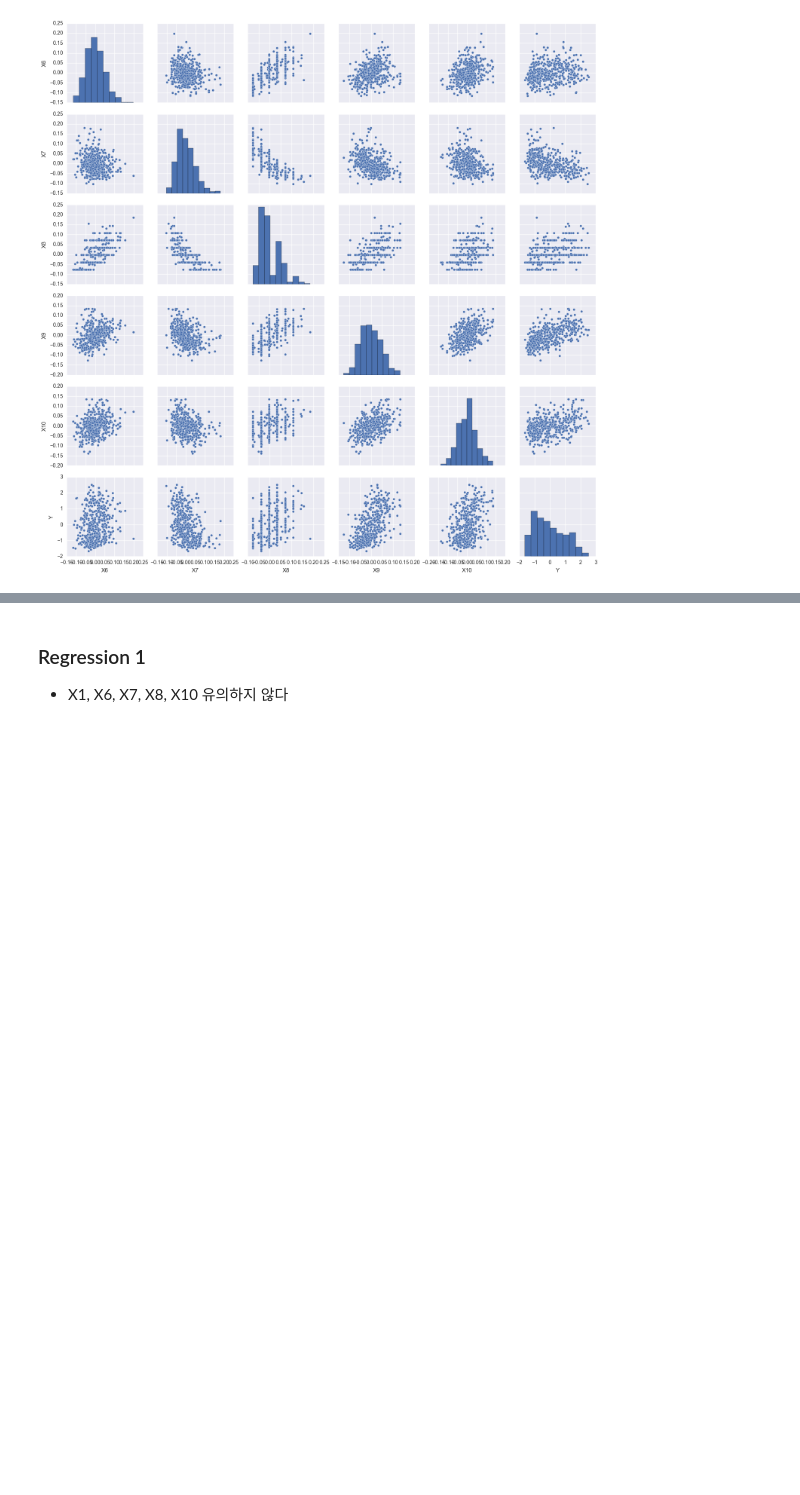
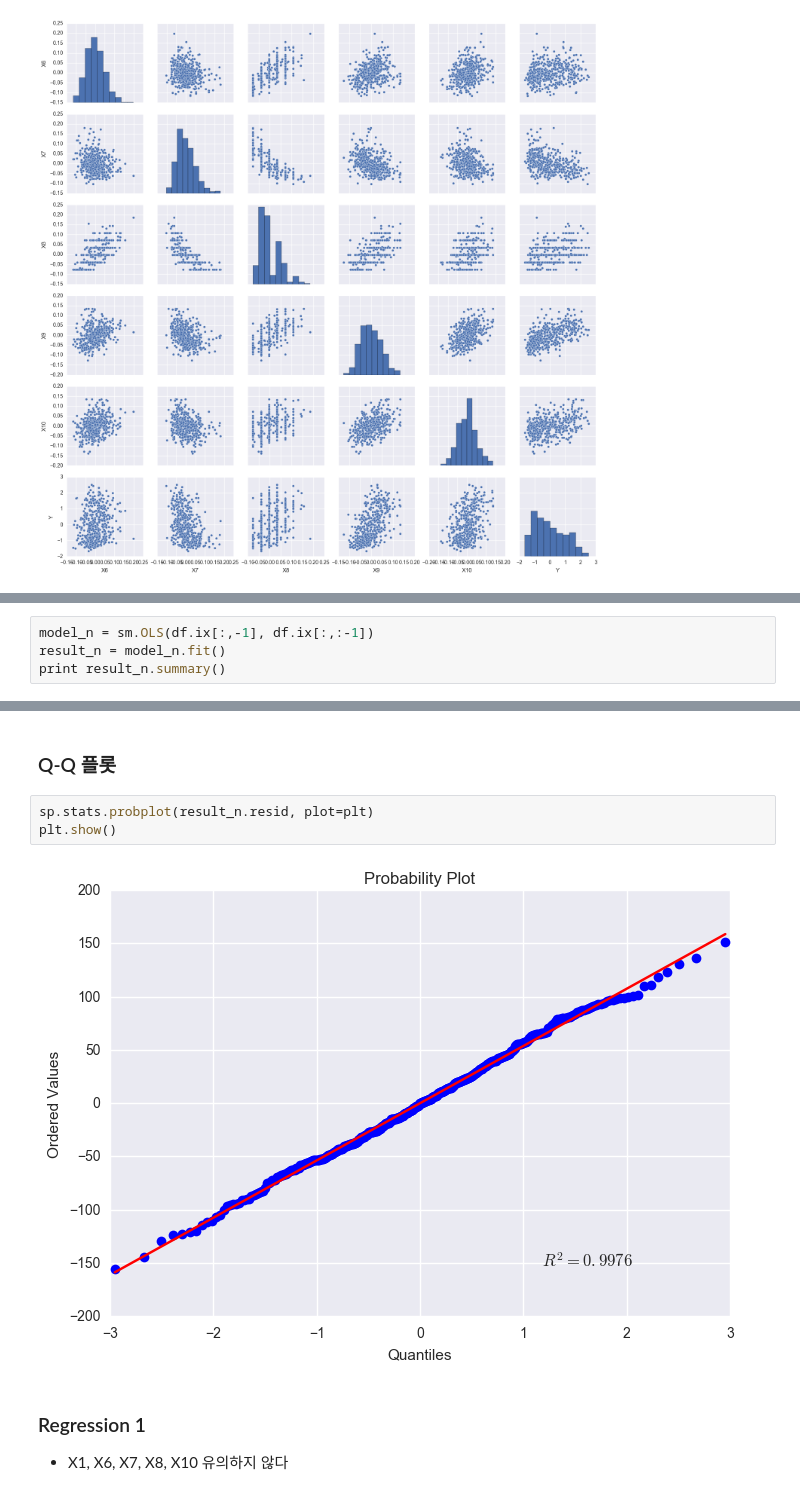
Before and after one commit to baejunyang/datascienceschool, a Jupyter notebook: studying/Regression/diabetes.ipynb, the cells around one changed output, grey strips where cells are left out. Drawn from its saved outputs; the diff is of its cells as text; blank space fills up the shorter version.

```diff
--- a/studying/Regression/diabetes.ipynb
+++ b/studying/Regression/diabetes.ipynb
@@ -42,0 +45,4 @@ plt.show()
+# %%
+model_n = sm.OLS(df.ix[:,-1], df.ix[:,:-1])
+result_n = model_n.fit()
+print result_n.summary()
@@ -43,3 +67,10 @@ plt.show()
+# %% [markdown]
+### Q-Q 플롯
+# %%
+sp.stats.probplot(result_n.resid, plot=plt)
+plt.show()
+# %% [output]
+[figure, added]
 # %% [markdown]
 ### Regression 1
 - X1, X6, X7, X8, X10 유의하지 않다
```
Also changed, not shown: parts of 8 cells of this notebook.
